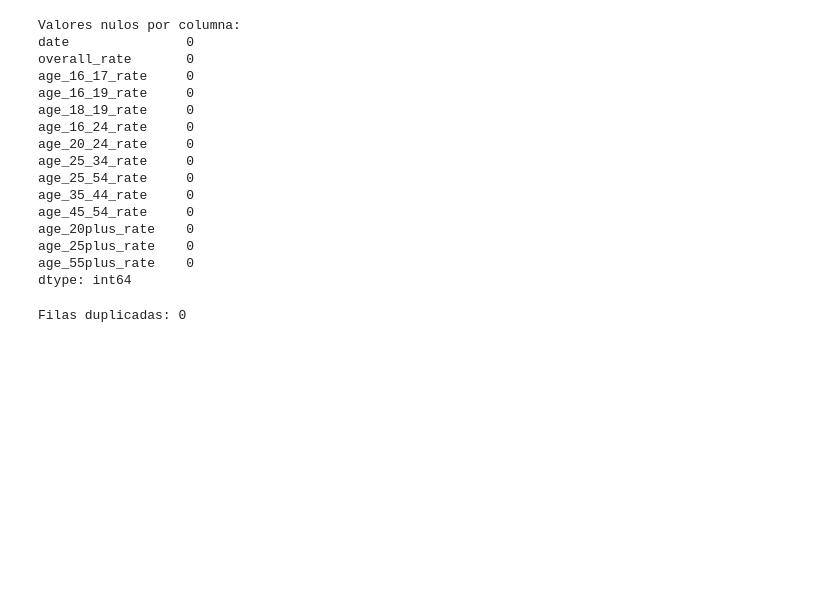
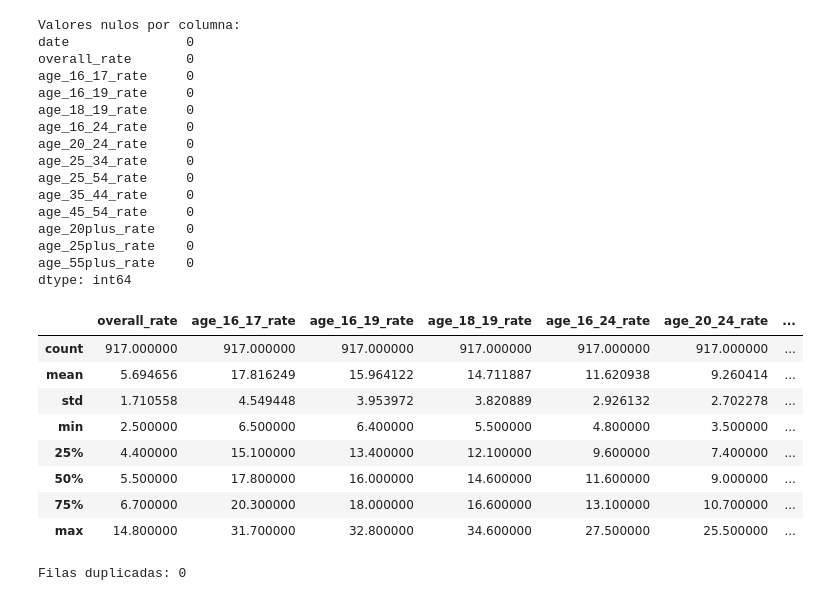
Before and after one commit to SebastianBenitez558/eco_desempleo, a Jupyter notebook: analisis_datos.ipynb, the cells around one changed output. Saved outputs shown, nothing was run; the diff lists cells and outputs as text; code cells hidden in the pictures; blank space fills up the shorter version.

```diff
--- a/analisis_datos.ipynb
+++ b/analisis_datos.ipynb
@@ -51,6 +51,18 @@ age_20plus_rate    0
 age_25plus_rate    0
 age_55plus_rate    0
 dtype: int64
+# %%
+df.describe()
+# %% [output]
+|  | overall_rate | age_16_17_rate | age_16_19_rate | age_18_19_rate | age_16_24_rate | age_20_24_rate | ... |
+| count | 917.000000 | 917.000000 | 917.000000 | 917.000000 | 917.000000 | 917.000000 | ... |
+| mean | 5.694656 | 17.816249 | 15.964122 | 14.711887 | 11.620938 | 9.260414 | ... |
+| std | 1.710558 | 4.549448 | 3.953972 | 3.820889 | 2.926132 | 2.702278 | ... |
+| min | 2.500000 | 6.500000 | 6.400000 | 5.500000 | 4.800000 | 3.500000 | ... |
+| 25% | 4.400000 | 15.100000 | 13.400000 | 12.100000 | 9.600000 | 7.400000 | ... |
+| 50% | 5.500000 | 17.800000 | 16.000000 | 14.600000 | 11.600000 | 9.000000 | ... |
+| 75% | 6.700000 | 20.300000 | 18.000000 | 16.600000 | 13.100000 | 10.700000 | ... |
+| max | 14.800000 | 31.700000 | 32.800000 | 34.600000 | 27.500000 | 25.500000 | ... |
 # %%
 # Comprobar si hay filas duplicadas
 print(f"Filas duplicadas: {df.duplicated().sum()}")
```
Also changed, not shown: parts of 4 cells of this notebook.
